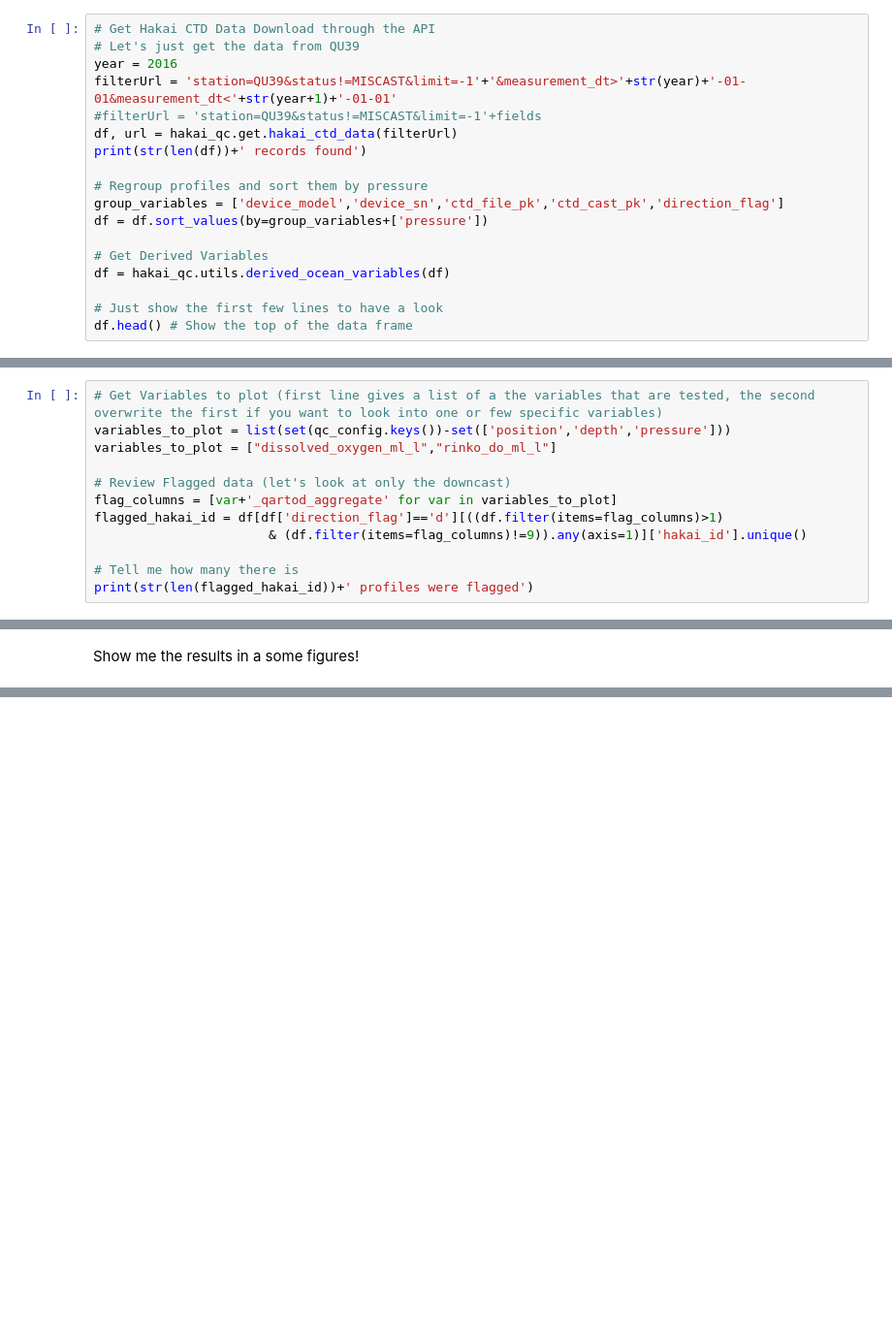
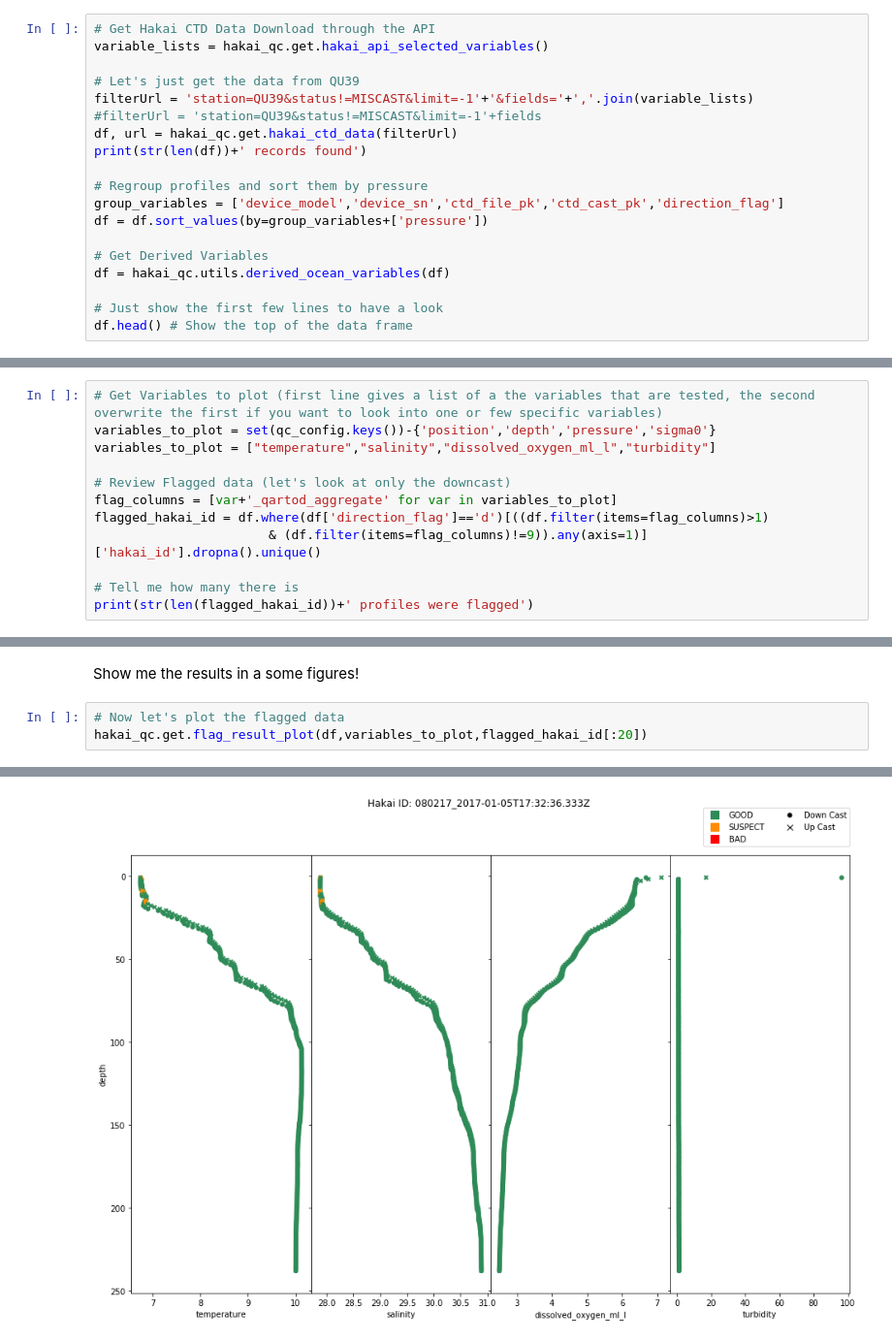
Before and after one commit to HakaiInstitute/hakai-ctd-qc, a Jupyter notebook: review-hakai-tests.ipynb, the cells around one changed output, grey strips where cells are left out. Shown at 97% size. Drawn from its saved outputs; the diff is of its cells as text; blank space fills up the shorter version.

```diff
--- a/review-hakai-tests.ipynb
+++ b/review-hakai-tests.ipynb
@@ -41,9 +41,10 @@ hakai_stations = hakai_qc.get.hakai_stations()
 Now, let's get some data from the Hakai CTD Processed Data Database
 # %%
 # Get Hakai CTD Data Download through the API
+variable_lists = hakai_qc.get.hakai_api_selected_variables()
+
 # Let's just get the data from QU39
-year = 2016
-filterUrl = 'station=QU39&status!=MISCAST&limit=-1'+'&measurement_dt>'+str(year)+'-01-01&measurement_dt<'+str(year+1)+'-01-01'
+filterUrl = 'station=QU39&status!=MISCAST&limit=-1'+'&fields='+','.join(variable_lists)
 #filterUrl = 'station=QU39&status!=MISCAST&limit=-1'+fields
 df, url = hakai_qc.get.hakai_ctd_data(filterUrl)
 print(str(len(df))+' records found')
@@ -88,13 +174,13 @@ df = hakai_qc.run.tests_on_profiles(df,hakai_stations,qc_config)
 Let's filter all the data that actually got flagged and keep only the downcast.
 # %%
 # Get Variables to plot (first line gives a list of a the variables that are tested, the second overwrite the first if you want to look into one or few specific variables)
-variables_to_plot = list(set(qc_config.keys())-set(['position','depth','pressure']))
-variables_to_plot = ["dissolved_oxygen_ml_l","rinko_do_ml_l"]
+variables_to_plot = set(qc_config.keys())-{'position','depth','pressure','sigma0'}
+variables_to_plot = ["temperature","salinity","dissolved_oxygen_ml_l","turbidity"]
 
 # Review Flagged data (let's look at only the downcast)
 flag_columns = [var+'_qartod_aggregate' for var in variables_to_plot]
-flagged_hakai_id = df[df['direction_flag']=='d'][((df.filter(items=flag_columns)>1)
-                       & (df.filter(items=flag_columns)!=9)).any(axis=1)]['hakai_id'].unique()
+flagged_hakai_id = df.where(df['direction_flag']=='d')[((df.filter(items=flag_columns)>1)
+                       & (df.filter(items=flag_columns)!=9)).any(axis=1)]['hakai_id'].dropna().unique()
 
 # Tell me how many there is
 print(str(len(flagged_hakai_id))+' profiles were flagged')
@@ -104,2 +189,6 @@ hakai_qc.get.plot_flag_results(df,variables_to_plot,flagged_hakai_id)
 # %% [markdown]
 Show me the results in a some figures!
+# %%
+# Now let's plot the flagged data
+hakai_qc.get.flag_result_plot(df,variables_to_plot,flagged_hakai_id[:20])
+# %% [output]
@@ -105,0 +216 @@ Show me the results in a some figures!
+[figure, added]
```
Also changed, not shown: parts of 10 cells of this notebook.
